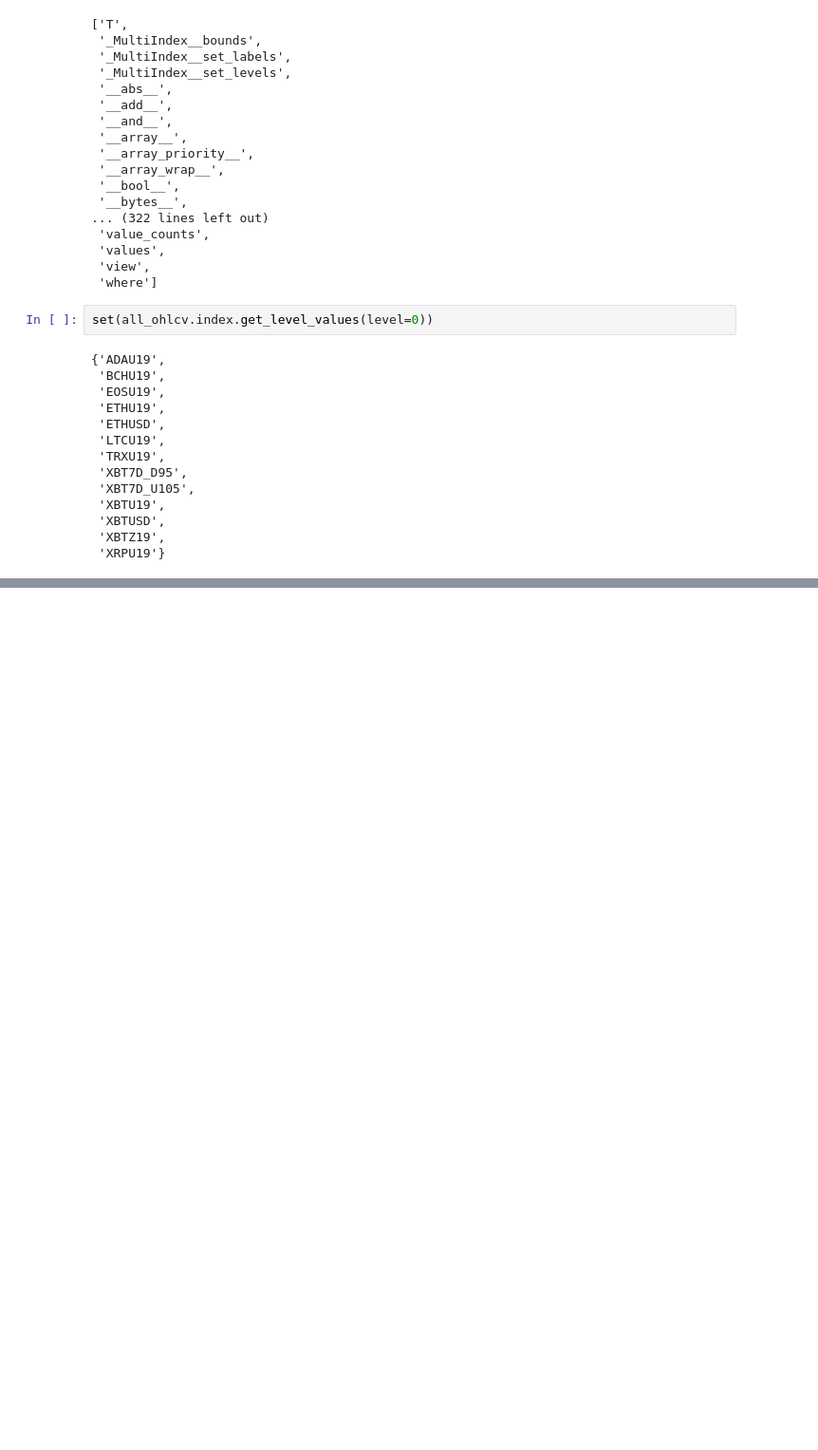
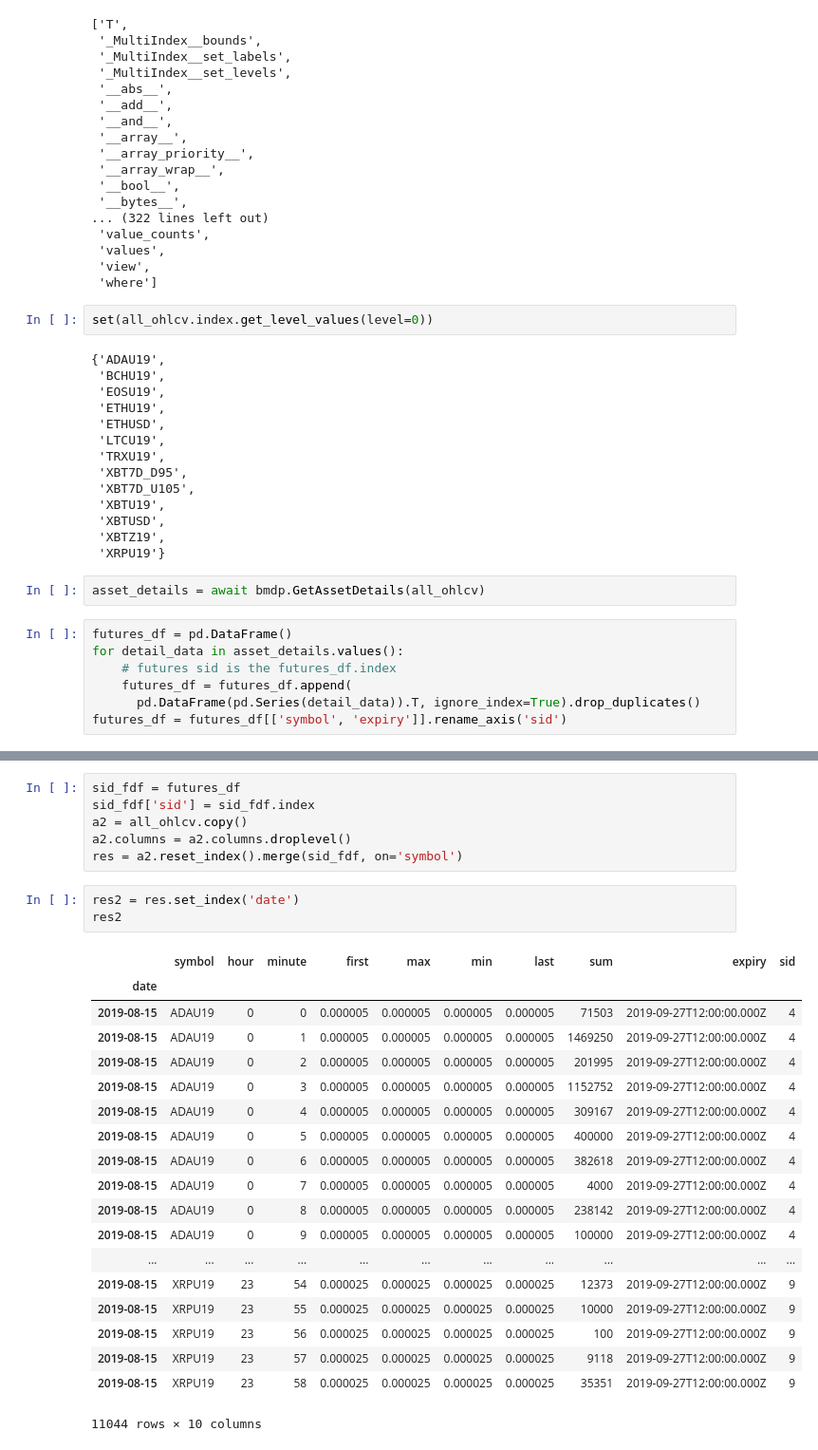
Before and after one commit to bjschnei/crypto_markets, a Jupyter notebook: zipline/bitmex/mess_with_bitmex_df.ipynb, the cells around one changed output, grey strips where cells are left out. Shown at 95% size. Saved outputs shown, nothing was run; the diff lists cells and outputs as text; blank space fills up the shorter version.

```diff
--- a/zipline/bitmex/mess_with_bitmex_df.ipynb
+++ b/zipline/bitmex/mess_with_bitmex_df.ipynb
@@ -126,3 +126,12 @@ set(all_ohlcv.index.get_level_values(level=0))
  'XBTUSD',
  'XBTZ19',
  'XRPU19'}
+# %%
+asset_details = await bmdp.GetAssetDetails(all_ohlcv)
+# %%
+futures_df = pd.DataFrame()
+for detail_data in asset_details.values():
+    # futures sid is the futures_df.index
+    futures_df = futures_df.append(
+      pd.DataFrame(pd.Series(detail_data)).T, ignore_index=True).drop_duplicates()
+futures_df = futures_df[['symbol', 'expiry']].rename_axis('sid')
@@ -128,0 +156,29 @@ set(all_ohlcv.index.get_level_values(level=0))
+# %%
+sid_fdf = futures_df
+sid_fdf['sid'] = sid_fdf.index
+a2 = all_ohlcv.copy()
+a2.columns = a2.columns.droplevel()
+res = a2.reset_index().merge(sid_fdf, on='symbol')
+# %%
+res2 = res.set_index('date')
+res2
+# %% [output]
+|  | symbol | hour | minute | first | max | min | last | sum | expiry | sid |
+| date |  |  |  |  |  |  |  |  |  |  |
+| 2019-08-15 | ADAU19 | 0 | 0 | 0.000005 | 0.000005 | 0.000005 | 0.000005 | 71503 | 2019-09-27T12:00:00.000Z | 4 |
+| 2019-08-15 | ADAU19 | 0 | 1 | 0.000005 | 0.000005 | 0.000005 | 0.000005 | 1469250 | 2019-09-27T12:00:00.000Z | 4 |
+| 2019-08-15 | ADAU19 | 0 | 2 | 0.000005 | 0.000005 | 0.000005 | 0.000005 | 201995 | 2019-09-27T12:00:00.000Z | 4 |
+| 2019-08-15 | ADAU19 | 0 | 3 | 0.000005 | 0.000005 | 0.000005 | 0.000005 | 1152752 | 2019-09-27T12:00:00.000Z | 4 |
+| 2019-08-15 | ADAU19 | 0 | 4 | 0.000005 | 0.000005 | 0.000005 | 0.000005 | 309167 | 2019-09-27T12:00:00.000Z | 4 |
+| 2019-08-15 | ADAU19 | 0 | 5 | 0.000005 | 0.000005 | 0.000005 | 0.000005 | 400000 | 2019-09-27T12:00:00.000Z | 4 |
+| 2019-08-15 | ADAU19 | 0 | 6 | 0.000005 | 0.000005 | 0.000005 | 0.000005 | 382618 | 2019-09-27T12:00:00.000Z | 4 |
+| 2019-08-15 | ADAU19 | 0 | 7 | 0.000005 | 0.000005 | 0.000005 | 0.000005 | 4000 | 2019-09-27T12:00:00.000Z | 4 |
+| 2019-08-15 | ADAU19 | 0 | 8 | 0.000005 | 0.000005 | 0.000005 | 0.000005 | 238142 | 2019-09-27T12:00:00.000Z | 4 |
+| 2019-08-15 | ADAU19 | 0 | 9 | 0.000005 | 0.000005 | 0.000005 | 0.000005 | 100000 | 2019-09-27T12:00:00.000Z | 4 |
+| ... | ... | ... | ... | ... | ... | ... | ... | ... | ... | ... |
+| 2019-08-15 | XRPU19 | 23 | 54 | 0.000025 | 0.000025 | 0.000025 | 0.000025 | 12373 | 2019-09-27T12:00:00.000Z | 9 |
+| 2019-08-15 | XRPU19 | 23 | 55 | 0.000025 | 0.000025 | 0.000025 | 0.000025 | 10000 | 2019-09-27T12:00:00.000Z | 9 |
+| 2019-08-15 | XRPU19 | 23 | 56 | 0.000025 | 0.000025 | 0.000025 | 0.000025 | 100 | 2019-09-27T12:00:00.000Z | 9 |
+| 2019-08-15 | XRPU19 | 23 | 57 | 0.000025 | 0.000025 | 0.000025 | 0.000025 | 9118 | 2019-09-27T12:00:00.000Z | 9 |
+| 2019-08-15 | XRPU19 | 23 | 58 | 0.000025 | 0.000025 | 0.000025 | 0.000025 | 35351 | 2019-09-27T12:00:00.000Z | 9 |
+11044 rows × 10 columns
```
Also changed, not shown: parts of 6 cells of this notebook, 1 other file.
